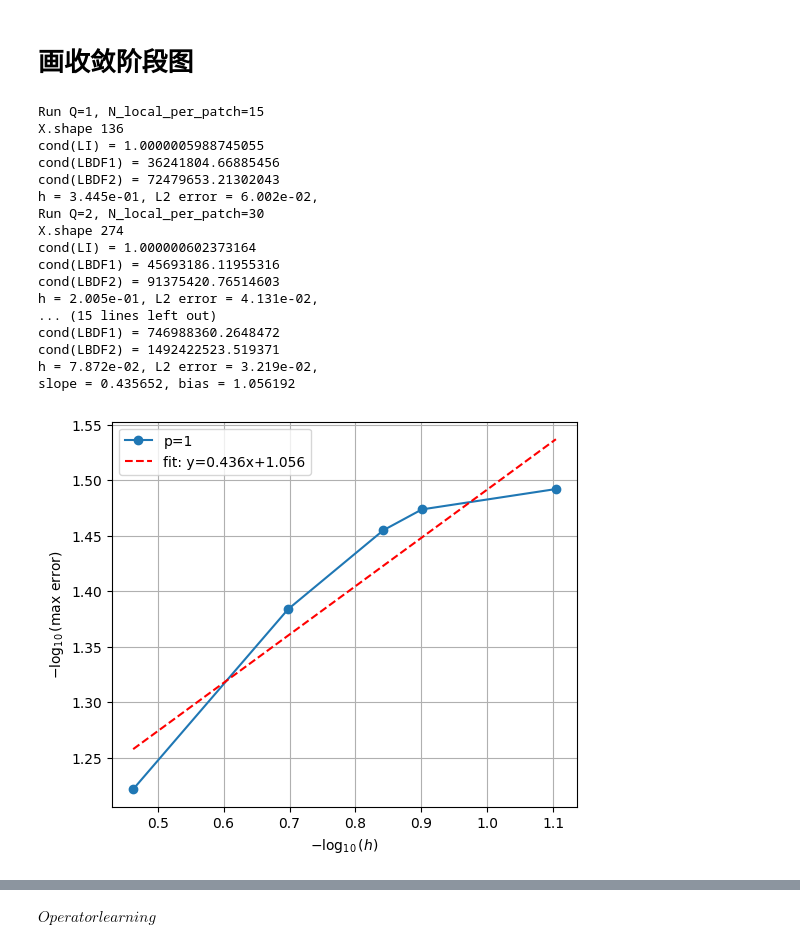
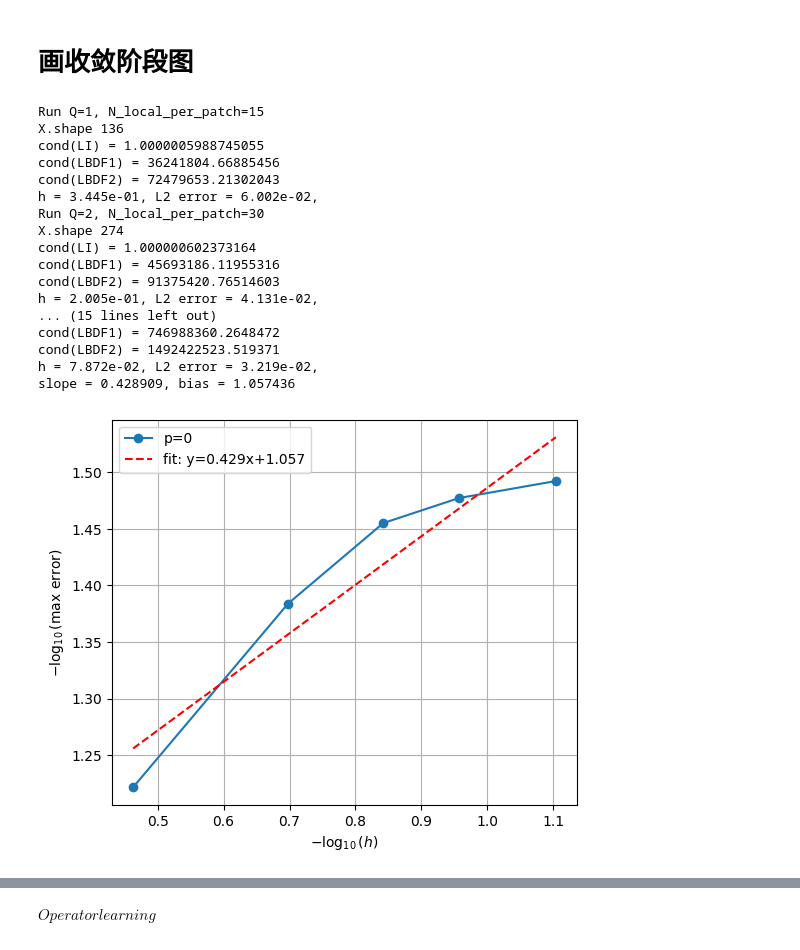
Before and after one commit to wooodswu/one_shot_by_RFM, a Jupyter notebook: mycode/rbf_heat/RFM_FD_PUM_heat2d_star.ipynb, the cells around one changed output, grey strips where cells are left out. Cells and saved outputs as stored; diff of their text form; code cells hidden in the pictures.

```diff
--- a/mycode/rbf_heat/RFM_FD_PUM_heat2d_star.ipynb
+++ b/mycode/rbf_heat/RFM_FD_PUM_heat2d_star.ipynb
@@ -1279,10 +1279,9 @@ Time step 200, Relative L2 error: 2.692e-03
 # %%
 key = 100
 np.random.seed(key)
-
-NN = [15,30,70,100,200]
-H = np.zeros((5,len(NN)))
-E = np.zeros((5,len(NN)))
+H = np.zeros((5,5))
+E = np.zeros((5,5))
+NN = [15,30,70,110,200]
 tau = 1e-3
 T = 0.2
 Nt = int(T/tau) + 1
@@ -1328,36 +1327,36 @@ if np.count_nonzero(mask) >= 2:
     # 绘图并画出拟合直线
     xx = np.linspace(x[mask].min(), x[mask].max(), 100)
     yy = slope * xx + intercept
     plt.figure(figsize=(6,5))
-    plt.plot(x, y, marker='o', linestyle='-', label='p=1')
+    plt.plot(x, y, marker='o', linestyle='-', label=f'p={order}')
     plt.plot(xx, yy, 'r--', label=f'fit: y={slope:.3f}x+{intercept:.3f}')
     # plt.plot(xx, yy, 'r--', label='')
     plt.xlabel(r'$- \log_{10}(h)$')
     plt.ylabel(r'$- \log_{10}(\mathrm{max\ error})$')
     plt.legend()
     plt.grid(True)
     # plt.title('p = 1, Convergence scatter and linear fitting ')
     # plt.savefig(f'./result/p={order}_convergence_scatter.eps', bbox_inches='tight')
     plt.show()
 # %% [output]
 Run Q=1, N_local_per_patch=15
 X.shape 136
 cond(LI) = 1.0000005988745055
 cond(LBDF1) = 36241804.66885456
 cond(LBDF2) = 72479653.21302043
 h = 3.445e-01, L2 error = 6.002e-02,
 Run Q=2, N_local_per_patch=30
 X.shape 274
 cond(LI) = 1.000000602373164
 cond(LBDF1) = 45693186.11955316
 cond(LBDF2) = 91375420.76514603
 h = 2.005e-01, L2 error = 4.131e-02,
 ... (15 lines left out)
 cond(LBDF1) = 746988360.2648472
 cond(LBDF2) = 1492422523.519371
 h = 7.872e-02, L2 error = 3.219e-02,
-slope = 0.435652, bias = 1.056192
+slope = 0.428909, bias = 1.057436
-[figure, old version]
+[figure, new version]
 # %%
 key = 100
 np.random.seed(key)
```
Also changed, not shown: parts of 7 cells of this notebook, 2 other files.
